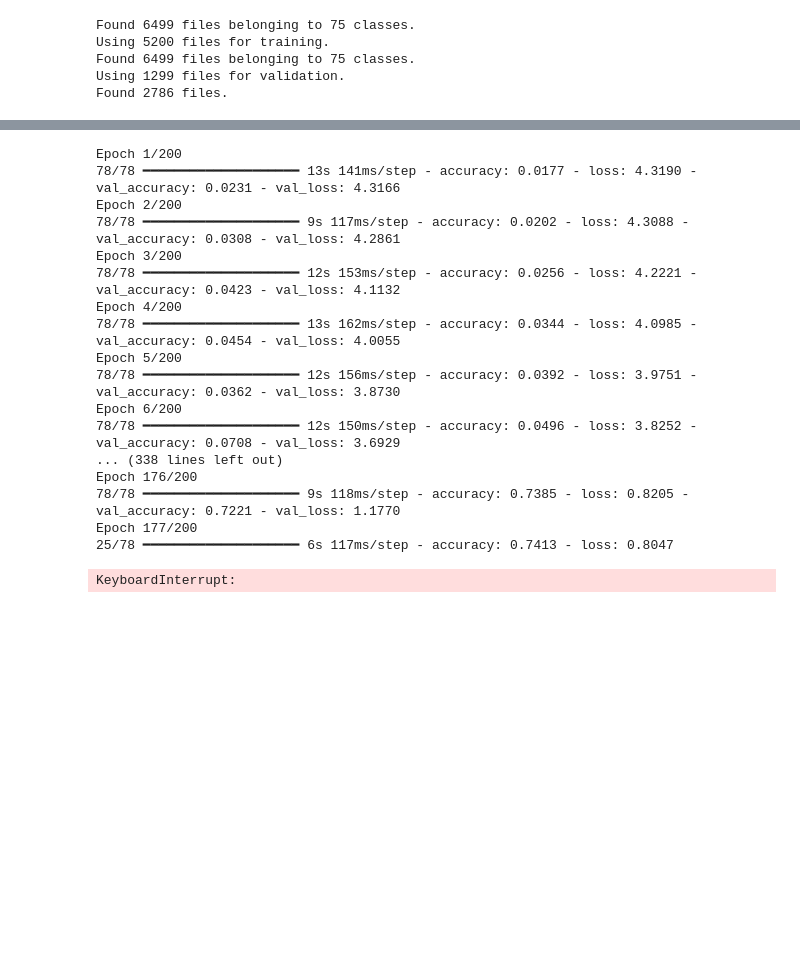
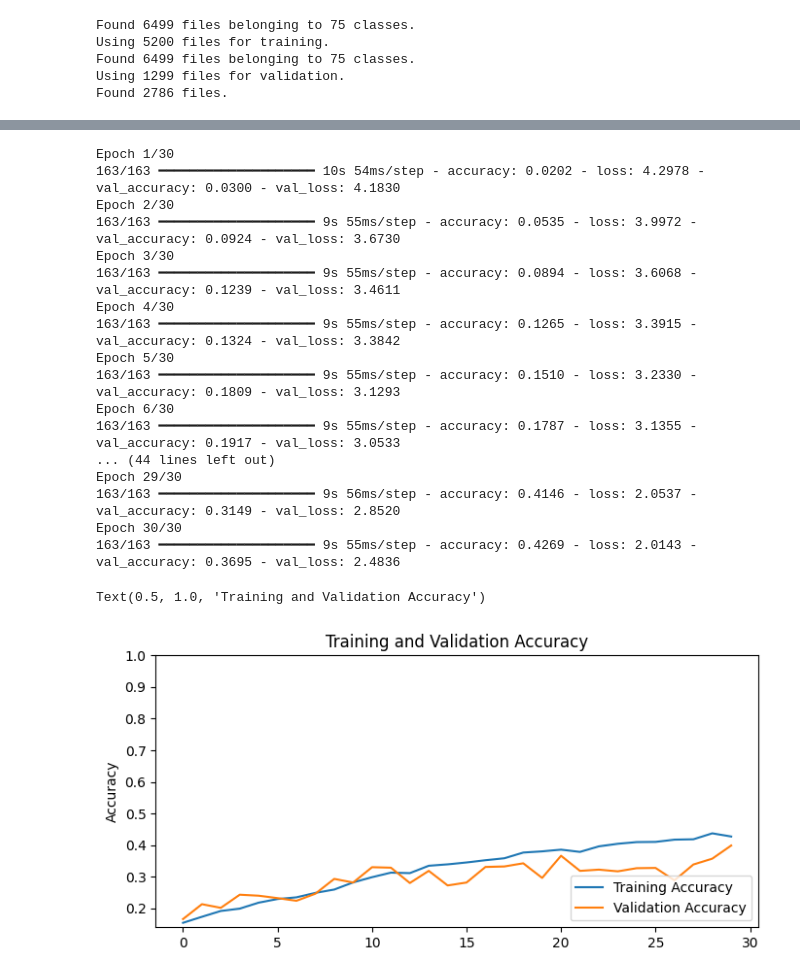
Before and after one commit to DuyAnh628/butterfly_classification, a Jupyter notebook: gooner.ipynb, the cells around one changed output, grey strips where cells are left out. Drawn from its saved outputs; the diff is of its cells as text; code cells hidden in the pictures; blank space fills up the shorter version.

Commit message:
fix model

```diff
--- a/gooner.ipynb
+++ b/gooner.ipynb
@@ -59,7 +59,7 @@ train_ds = tf.keras.utils.image_dataset_from_directory(
     labels='inferred',
     validation_split=0.2,
     subset='training',
-    batch_size=67,
+    batch_size=32,
     shuffle=True,
     color_mode='rgb',
     seed=123,
@@ -70,7 +70,7 @@ val_ds = tf.keras.utils.image_dataset_from_directory(
     labels='inferred',
     validation_split=0.2,
     subset='validation',
-    batch_size=67,
+    batch_size=32,
     shuffle=True,
     color_mode='rgb',
     seed=123,
@@ -79,7 +79,7 @@ val_ds = tf.keras.utils.image_dataset_from_directory(
 test_ds = tf.keras.utils.image_dataset_from_directory(
     directory=test_dir,
     labels=None,
-    batch_size=67,
+    batch_size=32,
     shuffle=True,
     color_mode='rgb',
     image_size = (128,128)
@@ -119,19 +119,23 @@ model = tf.keras.Sequential([
     tf.keras.layers.MaxPooling2D((2, 2)),
     tf.keras.layers.Conv2D(128, (3, 3), activation='relu'),
     tf.keras.layers.MaxPooling2D((2, 2)),
-    tf.keras.layers.GlobalAveragePooling2D(),
+    # tf.keras.layers.Conv2D(256, (3, 3), activation='relu'),
+    # tf.keras.layers.MaxPooling2D((2, 2)),
+    # tf.keras.layers.Conv2D(512, (3, 3), activation='relu'),
+    # tf.keras.layers.MaxPooling2D((2, 2)),
+    tf.keras.layers.Flatten(),
     tf.keras.layers.Dense(512, activation='relu'),
-    tf.keras.layers.Dropout(0.4),
+    # tf.keras.layers.Dropout(0.4),
     tf.keras.layers.Dense(256, activation='relu'),
-    tf.keras.layers.Dropout(0.4),
+    # tf.keras.layers.Dropout(0.4),
     tf.keras.layers.Dense(128, activation='relu'),
-    tf.keras.layers.Dropout(0.4),
+    # tf.keras.layers.Dropout(0.4),
     tf.keras.layers.Dense(128, activation='relu'),
     tf.keras.layers.Dense(75,activation='softmax')
 ])
 # %%
 #custom optimizer
-adam = tf.keras.optimizers.Adam(learning_rate=0.001,epsilon=1e-07)
+adam = tf.keras.optimizers.Adam(learning_rate=0.0001,epsilon=1e-07)
 # %%
 model.compile(loss= tf.keras.losses.SparseCategoricalCrossentropy(), optimizer=adam, metrics=['accuracy'])
 # %%
@@ -162,21 +165,39 @@ Model: "sequential_2"
 # %%
-history = model.fit(train_ds_final, validation_data=val_ds_final, epochs=200)
+history = model.fit(train_ds_final, validation_data=val_ds_final, epochs=30)
 # %% [output]
-Epoch 1/200
-78/78 ━━━━━━━━━━━━━━━━━━━━ 13s 141ms/step - accuracy: 0.0177 - loss: 4.3190 - val_accuracy: 0.0231 - val_loss: 4.3166
-Epoch 2/200
-78/78 ━━━━━━━━━━━━━━━━━━━━ 9s 117ms/step - accuracy: 0.0202 - loss: 4.3088 - val_accuracy: 0.0308 - val_loss: 4.2861
-Epoch 3/200
-78/78 ━━━━━━━━━━━━━━━━━━━━ 12s 153ms/step - accuracy: 0.0256 - loss: 4.2221 - val_accuracy: 0.0423 - val_loss: 4.1132
-Epoch 4/200
-78/78 ━━━━━━━━━━━━━━━━━━━━ 13s 162ms/step - accuracy: 0.0344 - loss: 4.0985 - val_accuracy: 0.0454 - val_loss: 4.0055
-Epoch 5/200
-78/78 ━━━━━━━━━━━━━━━━━━━━ 12s 156ms/step - accuracy: 0.0392 - loss: 3.9751 - val_accuracy: 0.0362 - val_loss: 3.8730
-Epoch 6/200
-78/78 ━━━━━━━━━━━━━━━━━━━━ 12s 150ms/step - accuracy: 0.0496 - loss: 3.8252 - val_accuracy: 0.0708 - val_loss: 3.6929
-... (338 lines left out)
-Epoch 176/200
-78/78 ━━━━━━━━━━━━━━━━━━━━ 9s 118ms/step - accuracy: 0.7385 - loss: 0.8205 - val_accuracy: 0.7221 - val_loss: 1.1770
-Epoch 177/200
-25/78 ━━━━━━━━━━━━━━━━━━━━ 6s 117ms/step - accuracy: 0.7413 - loss: 0.8047
+Epoch 1/30
+163/163 ━━━━━━━━━━━━━━━━━━━━ 10s 54ms/step - accuracy: 0.0202 - loss: 4.2978 - val_accuracy: 0.0300 - val_loss: 4.1830
+Epoch 2/30
+163/163 ━━━━━━━━━━━━━━━━━━━━ 9s 55ms/step - accuracy: 0.0535 - loss: 3.9972 - val_accuracy: 0.0924 - val_loss: 3.6730
+Epoch 3/30
+163/163 ━━━━━━━━━━━━━━━━━━━━ 9s 55ms/step - accuracy: 0.0894 - loss: 3.6068 - val_accuracy: 0.1239 - val_loss: 3.4611
+Epoch 4/30
+163/163 ━━━━━━━━━━━━━━━━━━━━ 9s 55ms/step - accuracy: 0.1265 - loss: 3.3915 - val_accuracy: 0.1324 - val_loss: 3.3842
+Epoch 5/30
+163/163 ━━━━━━━━━━━━━━━━━━━━ 9s 55ms/step - accuracy: 0.1510 - loss: 3.2330 - val_accuracy: 0.1809 - val_loss: 3.1293
+Epoch 6/30
+163/163 ━━━━━━━━━━━━━━━━━━━━ 9s 55ms/step - accuracy: 0.1787 - loss: 3.1355 - val_accuracy: 0.1917 - val_loss: 3.0533
+... (44 lines left out)
+Epoch 29/30
+163/163 ━━━━━━━━━━━━━━━━━━━━ 9s 56ms/step - accuracy: 0.4146 - loss: 2.0537 - val_accuracy: 0.3149 - val_loss: 2.8520
+Epoch 30/30
+163/163 ━━━━━━━━━━━━━━━━━━━━ 9s 55ms/step - accuracy: 0.4269 - loss: 2.0143 - val_accuracy: 0.3695 - val_loss: 2.4836
-KeyboardInterrupt:
+# %%
+import matplotlib.pyplot as plt
+acc = history.history['accuracy']
+val_acc = history.history['val_accuracy']
+
+loss = history.history['loss']
+val_loss = history.history['val_loss']
+
+plt.figure(figsize=(8, 8))
+plt.subplot(2, 1, 1)
+plt.plot(acc, label='Training Accuracy')
+plt.plot(val_acc, label='Validation Accuracy')
+plt.legend(loc='lower right')
+plt.ylabel('Accuracy')
+plt.ylim([min(plt.ylim()),1])
+plt.title('Training and Validation Accuracy')
+# %% [output]
+Text(0.5, 1.0, 'Training and Validation Accuracy')
+[figure, added]
```
Also changed, not shown: parts of 2 cells of this notebook.
